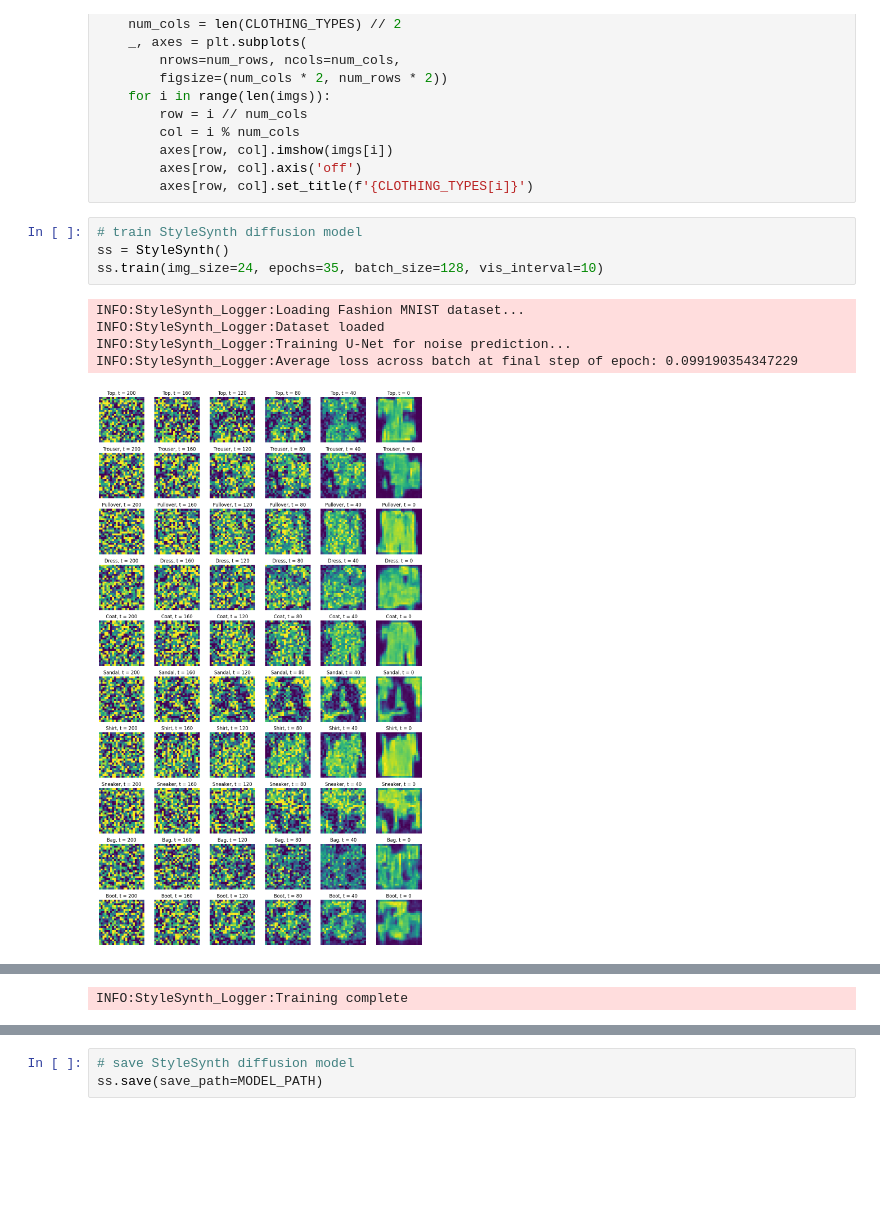
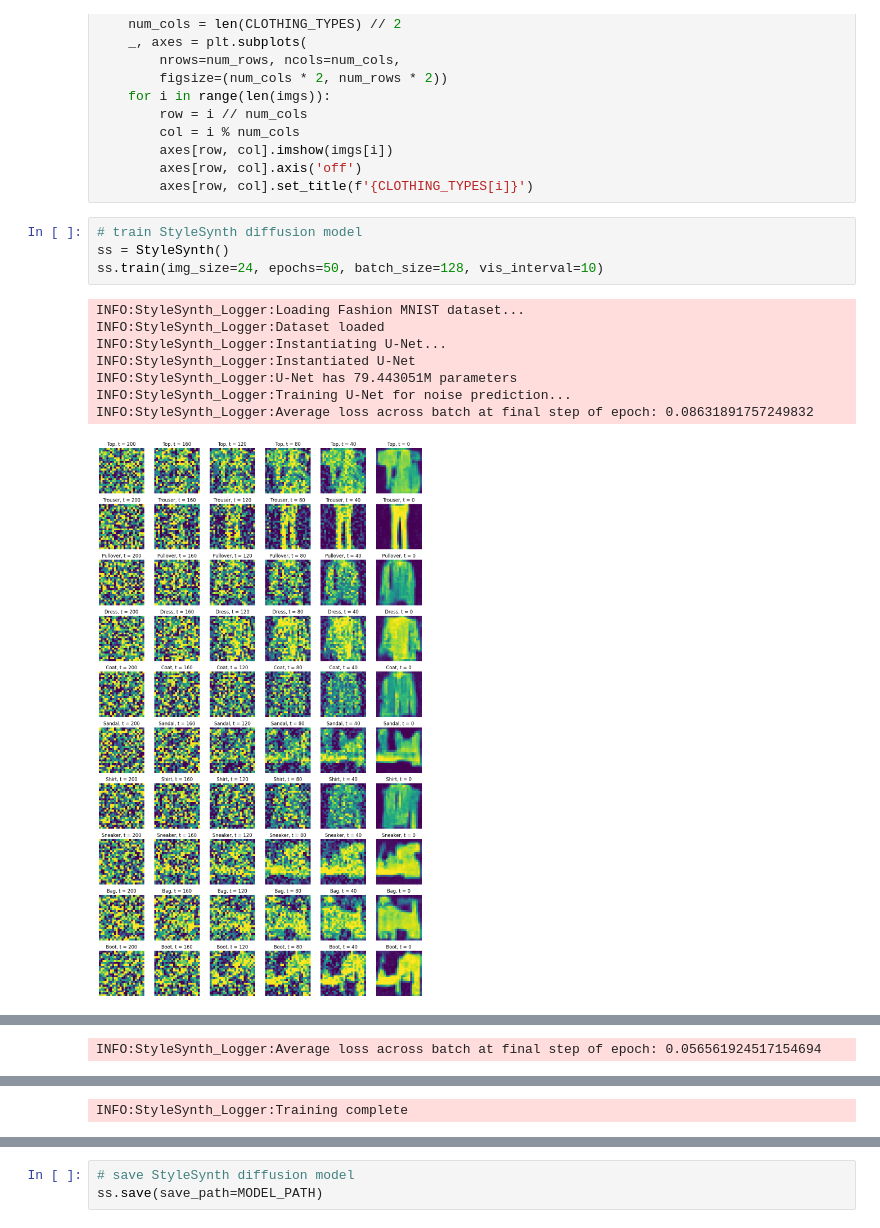
Before and after one commit to asathiya007/stylesynth, a Jupyter notebook: demo.ipynb, the cells around one changed output, grey strips where cells are left out. Drawn from its saved outputs; the diff is of its cells as text; blank space fills up the shorter version.

```diff
--- a/demo.ipynb
+++ b/demo.ipynb
@@ -32,10 +32,13 @@ def display_images(imgs):
 # %%
 # train StyleSynth diffusion model
 ss = StyleSynth()
-ss.train(img_size=24, epochs=35, batch_size=128, vis_interval=10)
+ss.train(img_size=24, epochs=50, batch_size=128, vis_interval=10)
 # %% [output]
 INFO:StyleSynth_Logger:Loading Fashion MNIST dataset...
 INFO:StyleSynth_Logger:Dataset loaded
+INFO:StyleSynth_Logger:Instantiating U-Net...
+INFO:StyleSynth_Logger:Instantiated U-Net
+INFO:StyleSynth_Logger:U-Net has 79.443051M parameters
 INFO:StyleSynth_Logger:Training U-Net for noise prediction...
-INFO:StyleSynth_Logger:Average loss across batch at final step of epoch: 0.099190354347229
+INFO:StyleSynth_Logger:Average loss across batch at final step of epoch: 0.08631891757249832
-[figure, old version]
+[figure, new version]
@@ -50 +53 @@ INFO:StyleSynth_Logger:Average loss across batch at final step of epoch: 0.06608
-INFO:StyleSynth_Logger:Training complete
+INFO:StyleSynth_Logger:Average loss across batch at final step of epoch: 0.056561924517154694
@@ -51,3 +55,4 @@ INFO:StyleSynth_Logger:Training complete
+INFO:StyleSynth_Logger:Training complete
 # %%
 # generate and display images after training
 imgs = ss.generate(CLOTHING_TYPES)
```
Also changed, not shown: parts of 4 cells of this notebook, 2 other files.
